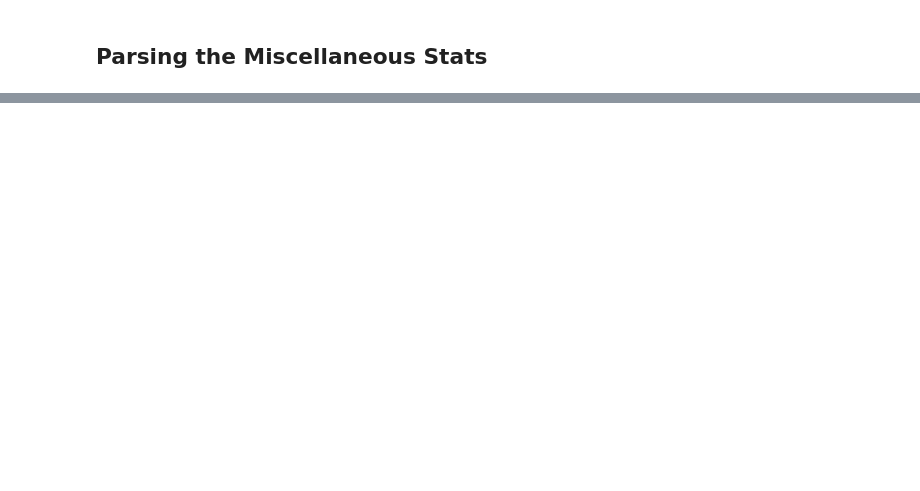
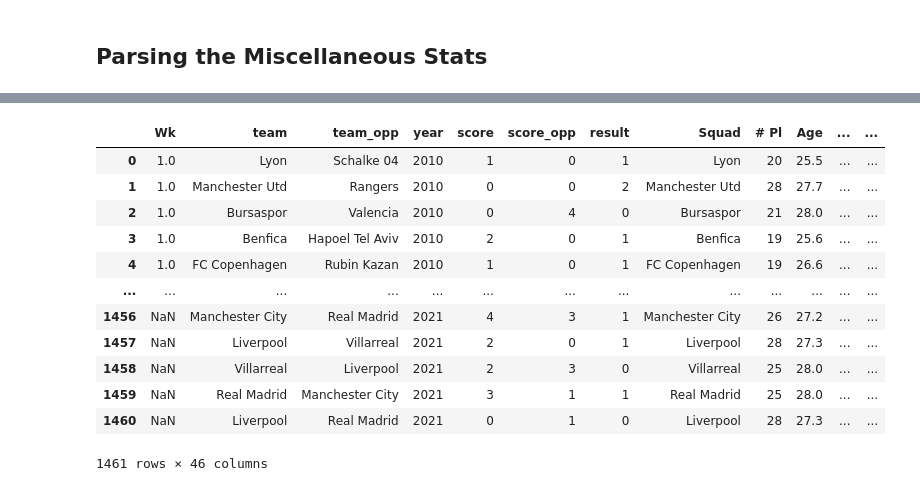
Before and after one commit to RaminVali/CL_WebScraping_ML_Prediction, a Jupyter notebook: parse_data.ipynb, the cells around one changed output, grey strips where cells are left out. Cells and saved outputs as stored; diff of their text form; code cells hidden in the pictures; blank space fills up the shorter version.

```diff
--- a/parse_data.ipynb
+++ b/parse_data.ipynb
@@ -230,0 +314,2 @@ int
+# %%
+score_summary.drop(['Notes','Score', 'Match Report', "Attendance","Round","Time","Referee","Day","Date","Venue","xG","xG.1"], axis = 1, inplace=True) # need data rich numeric values.
@@ -230,0 +332,9 @@ int
+# %%
+games = score_summary #games is easier to type
+
+#renaming columns
+games.rename(columns={'Home': 'team', 'Away': 'team_opp', 'home_team_score':'score', 'away_team_score':'score_opp'}, inplace=True)
+
+# changing scores to numeric as opposed to string
+games.drop(games[games['score']=="S"].index, inplace=True) #cleaning the rows where score is not a number
+games[['score','score_opp']] = games[['score','score_opp']].astype("int").copy()
@@ -230,0 +343,12 @@ int
+# %%
+conditions = [(games['score']>games['score_opp']),
+              (games['score']<games['score_opp']),
+              (games['score']==games['score_opp']),]
+
+values = [1,0,2] # 1 is team wn, 0 is team lost, 2 is a draw
+
+games["result"] = np.select(conditions,values)
+
+# using string methods on the team name column to get consistent team names across all the columns.
+games['team'] = games['team'].str[:-3].str.rstrip() #making all the team names consistent to allow merging later
+games['team_opp'] = games['team_opp'].str[3:].str.lstrip() #removing spaces form the left side  because of the naming inconsistency
@@ -230,0 +360,18 @@ int
+# %%
+df2 = games.merge(combined_stats, how='left', left_on=['year','team'],right_on=["year","Squad"])
+# %%
+df2
+# %% [output]
+|  | Wk | team | team_opp | year | score | score_opp | result | Squad | # Pl | Age | ... | ... |
+| 0 | 1.0 | Lyon | Schalke 04 | 2010 | 1 | 0 | 1 | Lyon | 20 | 25.5 | ... | ... |
+| 1 | 1.0 | Manchester Utd | Rangers | 2010 | 0 | 0 | 2 | Manchester Utd | 28 | 27.7 | ... | ... |
+| 2 | 1.0 | Bursaspor | Valencia | 2010 | 0 | 4 | 0 | Bursaspor | 21 | 28.0 | ... | ... |
+| 3 | 1.0 | Benfica | Hapoel Tel Aviv | 2010 | 2 | 0 | 1 | Benfica | 19 | 25.6 | ... | ... |
+| 4 | 1.0 | FC Copenhagen | Rubin Kazan | 2010 | 1 | 0 | 1 | FC Copenhagen | 19 | 26.6 | ... | ... |
+| ... | ... | ... | ... | ... | ... | ... | ... | ... | ... | ... | ... | ... |
+| 1456 | NaN | Manchester City | Real Madrid | 2021 | 4 | 3 | 1 | Manchester City | 26 | 27.2 | ... | ... |
+| 1457 | NaN | Liverpool | Villarreal | 2021 | 2 | 0 | 1 | Liverpool | 28 | 27.3 | ... | ... |
+| 1458 | NaN | Villarreal | Liverpool | 2021 | 2 | 3 | 0 | Villarreal | 25 | 28.0 | ... | ... |
+| 1459 | NaN | Real Madrid | Manchester City | 2021 | 3 | 1 | 1 | Real Madrid | 25 | 28.0 | ... | ... |
+| 1460 | NaN | Liverpool | Real Madrid | 2021 | 0 | 1 | 0 | Liverpool | 28 | 27.3 | ... | ... |
+1461 rows × 46 columns
```
Also changed, not shown: parts of 30 cells of this notebook.
